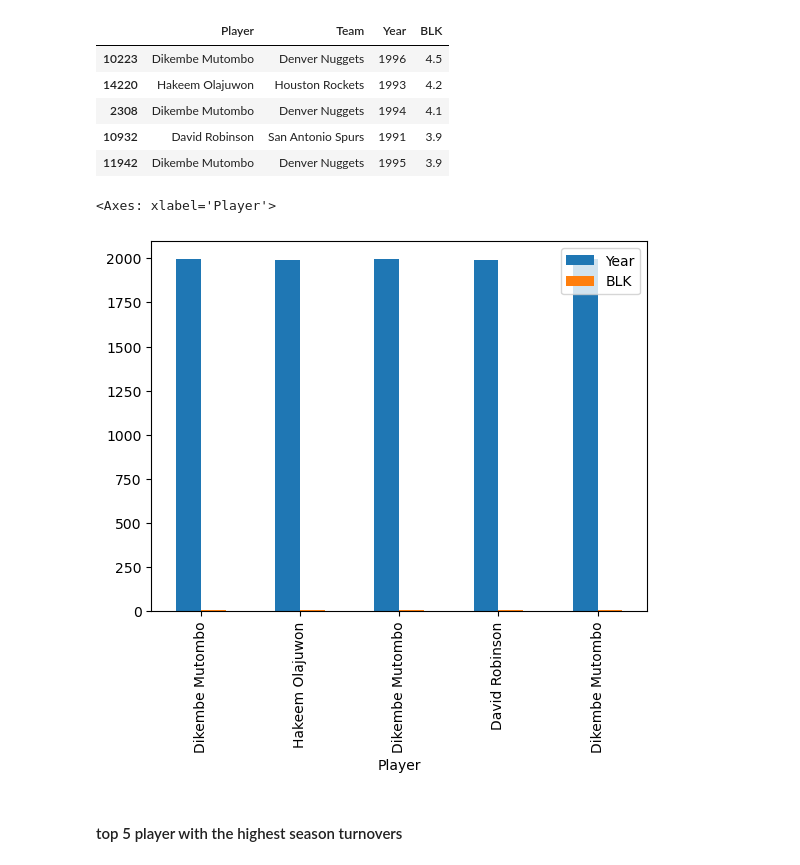
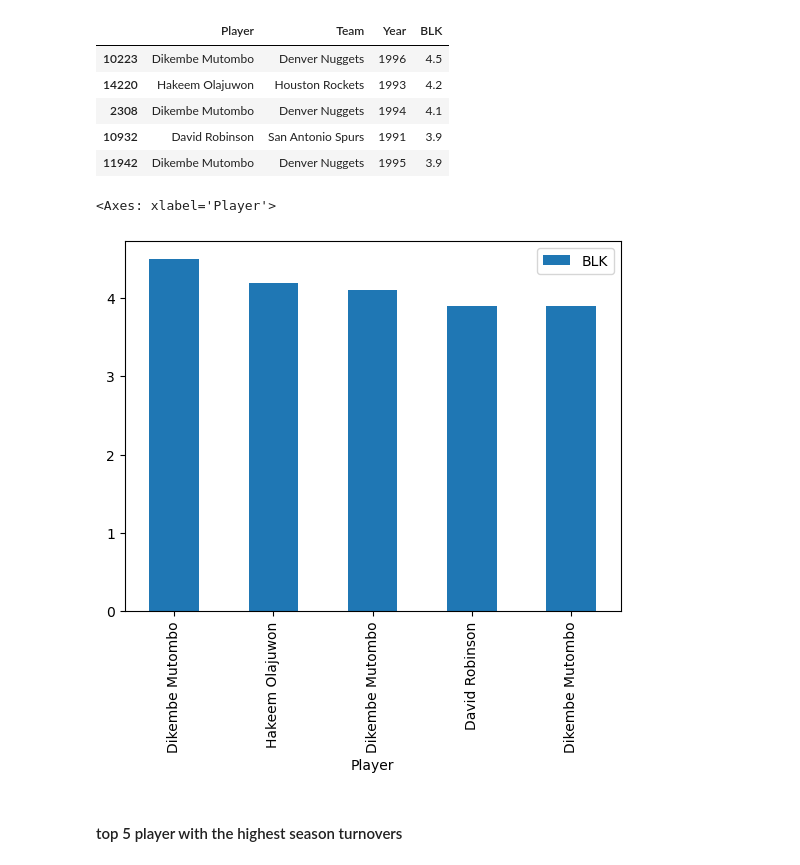
Before and after one commit to khaled-gohar/Python_PBI_NBA-Analysis, a Jupyter notebook: NBA_Analysis.ipynb, the cells around one changed output. Saved outputs shown, nothing was run; the diff lists cells and outputs as text; code cells hidden in the pictures.

Commit message:
update graphs and nba_analysis files

```diff
--- a/NBA_Analysis.ipynb
+++ b/NBA_Analysis.ipynb
@@ -273,10 +273,10 @@ highest_per_season[['Player','Team','Year','BLK']]
 | 10932 | David Robinson | San Antonio Spurs | 1991 | 3.9 |
 | 11942 | Dikembe Mutombo | Denver Nuggets | 1995 | 3.9 |
 # %%
-highest_per_season[['Player','Team','Year','BLK']].sort_values('BLK',ascending=False).head(5).plot.bar('Player')
+highest_per_season[['Player','Team','BLK']].sort_values('BLK',ascending=False).head(5).plot.bar('Player')
 # %% [output]
 <Axes: xlabel='Player'>
-[figure, old version]
+[figure, new version]
 # %% [markdown]
 #### top 5 player with the highest season turnovers
 # %%
```
Also changed, not shown: parts of 7 cells of this notebook, 13 other files.
